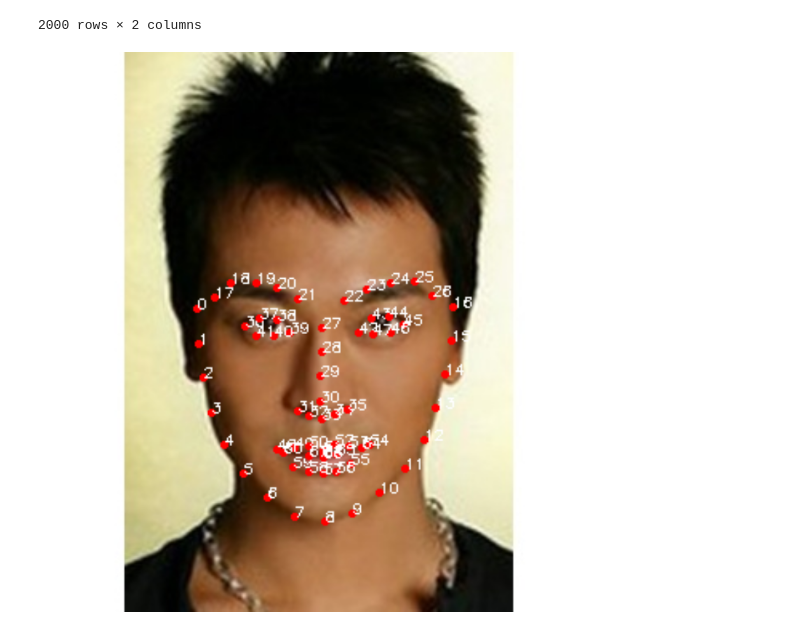
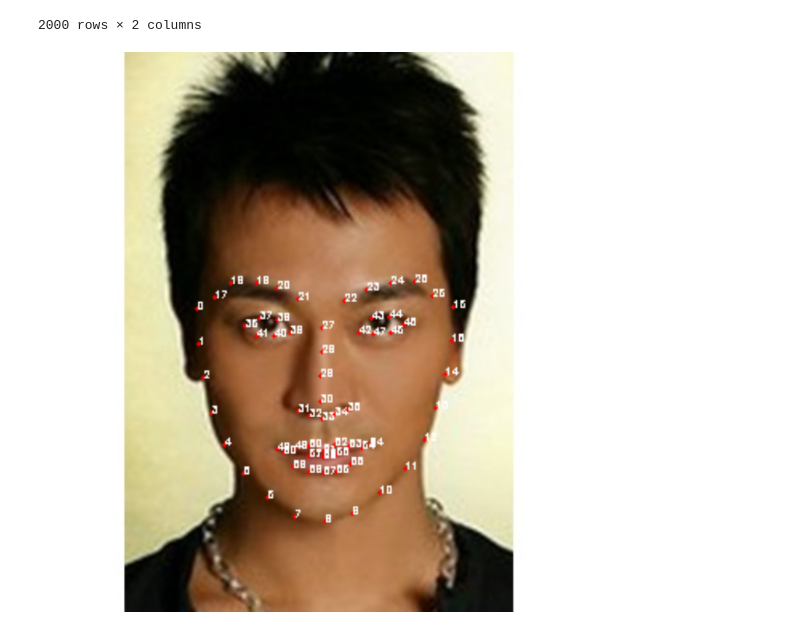
Before and after one commit to dheerajpreetsingh/APMLP, a Jupyter notebook: APMLP.ipynb, the cells around one changed output. Cells and saved outputs as stored; diff of their text form; code cells hidden in the pictures.

```diff
--- a/APMLP.ipynb
+++ b/APMLP.ipynb
@@ -164,39 +164,107 @@ faces=face_detector(gray)
 
 for face in faces:
     landmarks = landmark_predictor(gray, face)
 
     if landmarks.num_parts == 68:
         for point in range(68):
             x, y = landmarks.part(point).x, landmarks.part(point).y
-            cv2.circle(image, (x, y), 1, (0, 0, 255), thickness=2)
-            cv2.putText(image, str(point), (x, y), cv2.FONT_HERSHEY_SIMPLEX, 0.3, (255, 255, 255), 1)
+            cv2.circle(image, (x, y), 0, (0, 0, 255), thickness=2)
+            cv2.putText(image, str(point), (x, y), cv2.FONT_HERSHEY_SIMPLEX, 0.2, (255, 255, 255), 1)
     else:
         print("Error: Incorrect number of facial landmarks detected.")
 
     #Measuring Nose Length
     noseupperpt_27 = (landmarks.part(27).x, landmarks.part(27).y)
     noselowerpt_33 = (landmarks.part(33).x, landmarks.part(33).y)
     nose_len=dist(noseupperpt_27,noselowerpt_33)
 
-    #Measurind Distance between eyes closest point
+    #Measuring Distance between eyes closest point
     lefteye_39 = (landmarks.part(39).x, landmarks.part(39).y)
     righteye_42 = (landmarks.part(42).x, landmarks.part(42).y)
     closesdistbweyes=dist(lefteye_39,righteye_42)
 
-    #Measurind nose width
+    #Measuring nose width
     nose_31 = (landmarks.part(31).x, landmarks.part(31).y)
     nose_35 = (landmarks.part(35).x, landmarks.part(35).y)
     nose_width=dist(nose_31,nose_35)
 
+    #Measuring Lips width
+    lips_48 = (landmarks.part(48).x, landmarks.part(48).y)
+    lips_54 = (landmarks.part(54).x, landmarks.part(54).y)
+    lips_width=dist(lips_48,lips_48)
 
-cv2_imshow(cv2.resize(image, (800, 800)))
+    #Measuring Lips length left
+    lips_50 = (landmarks.part(50).x, landmarks.part(50).y)
+    lips_58 = (landmarks.part(58).x, landmarks.part(58).y)
+    lips_len_left=dist(lips_50,lips_58)
+
+    #Measuring Lips length right
+    lips_52 = (landmarks.part(52).x, landmarks.part(52).y)
+    lips_56 = (landmarks.part(56).x, landmarks.part(56).y)
+    lips_len_right=dist(lips_52,lips_56)
+
+    #Measuring eyes width left
+    eyes_36 = (landmarks.part(36).x, landmarks.part(36).y)
+    eyes_39 = (landmarks.part(39).x, landmarks.part(39).y)
+    eyes_width_left=dist(eyes_36,eyes_39)
+
+    #Measuring eyes width right
+    eyes_42 = (landmarks.part(42).x, landmarks.part(42).y)
+    eyes_45 = (landmarks.part(45).x, landmarks.part(45).y)
+    eyes_width_right=dist(eyes_42,eyes_45)
+
+    #Measuring eyes length left
+    eyes_37 = (landmarks.part(37).x, landmarks.part(37).y)
+    eyes_41 = (landmarks.part(41).x, landmarks.part(41).y)
+    eyes_38 = (landmarks.part(38).x, landmarks.part(38).y)
+    eyes_40 = (landmarks.part(40).x, landmarks.part(40).y)
+    eyes_length_left=(dist(eyes_37,eyes_41)+dist(eyes_38,eyes_40))/2
+
+    #Measurind eyes length right
+    eyes_43 = (landmarks.part(43).x, landmarks.part(43).y)
+    eyes_47 = (landmarks.part(47).x, landmarks.part(47).y)
+    eyes_44 = (landmarks.part(44).x, landmarks.part(44).y)
+    eyes_46 = (landmarks.part(46).x, landmarks.part(46).y)
+    eyes_length_right=(dist(eyes_43,eyes_47)+dist(eyes_44,eyes_46))/2
+
+    #Measuring eyebrow length left
+    eyeb_17 = (landmarks.part(17).x, landmarks.part(17).y)
+    eyeb_18 = (landmarks.part(18).x, landmarks.part(18).y)
+    eyeb_19 = (landmarks.part(19).x, landmarks.part(19).y)
+    eyeb_20 = (landmarks.part(20).x, landmarks.part(20).y)
+    eyeb_21 = (landmarks.part(21).x, landmarks.part(21).y)
+    eyebrow_length_left=(dist(eyeb_17,eyeb_18)+dist(eyeb_18,eyeb_19)+dist(eyeb_19,eyeb_20)+dist(eyeb_20,eyeb_21))
+
+    #Measuring eyebrow length right
+    eyeb_22 = (landmarks.part(22).x, landmarks.part(22).y)
+    eyeb_23 = (landmarks.part(23).x, landmarks.part(23).y)
+    eyeb_24 = (landmarks.part(24).x, landmarks.part(24).y)
+    eyeb_25 = (landmarks.part(25).x, landmarks.part(25).y)
+    eyeb_26 = (landmarks.part(26).x, landmarks.part(26).y)
+    eyebrow_length_right=(dist(eyeb_22,eyeb_23)+dist(eyeb_23,eyeb_24)+dist(eyeb_24,eyeb_25)+dist(eyeb_25,eyeb_26))
+
+    #Measuring chin length 1
+    chin1_7 = (landmarks.part(7).x, landmarks.part(7).y)
+    chin1_9 = (landmarks.part(9).x, landmarks.part(9).y)
+    chin1_length=dist(chin1_7,chin1_9)
+
+cv2_imshow(cv2.resize(image, (1500, 1500)))
 cv2.waitKey(0)
 cv2.destroyAllWindows()
 print(nose_len)
 print(closesdistbweyes)
 print(nose_width)
+print(lips_width)
+print(lips_len_left)
+print(lips_len_right)
+print(eyes_width_left)
+print(eyes_width_right)
+print(eyes_length_left)
+print(eyes_length_right)
+print(eyebrow_length_left)
+print(eyebrow_length_right)
 # %% [output]
-[figure, old version]
+[figure, new version]
 3249
 1849
 962
```
Also changed, not shown: parts of 1 cell of this notebook.
